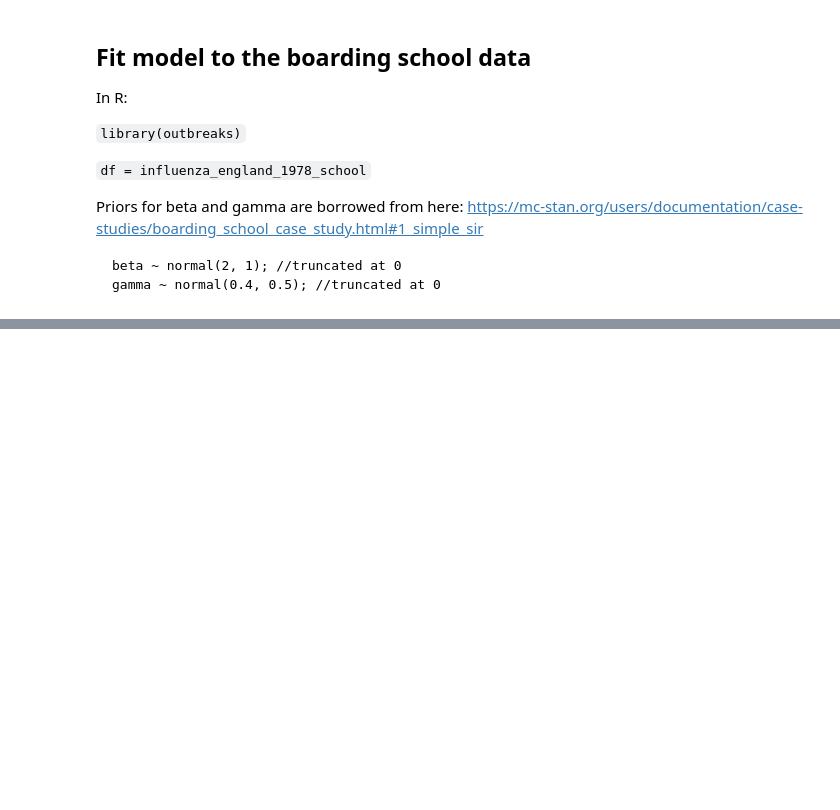
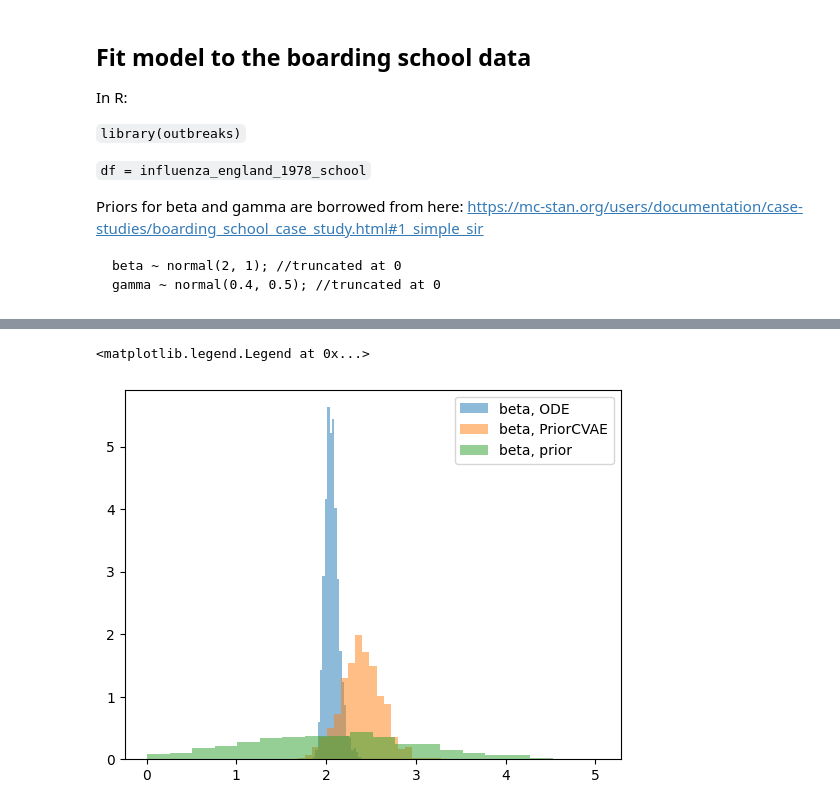
Before and after one commit to elizavetasemenova/PriorCVAE_JAX, a Jupyter notebook: experiments/SIR/notebook/5_SIR_inference_CVAE.ipynb, the cells around one changed output, grey strips where cells are left out. Cells and saved outputs as stored; diff of their text form; code cells hidden in the pictures; blank space fills up the shorter version.

```diff
--- a/experiments/SIR/notebook/5_SIR_inference_CVAE.ipynb
+++ b/experiments/SIR/notebook/5_SIR_inference_CVAE.ipynb
@@ -265,0 +305,26 @@ plt.legend()
+# %%
+beta_ode = posterior_samples_ode['beta']
+beta_vae = posterior_samples_vae['beta']
+
+gamma_ode = posterior_samples_ode['gamma']
+gamma_vae = posterior_samples_vae['gamma']
+
+phi_inv_ode = posterior_samples_ode['phi_inv']
+phi_inv_vae = posterior_samples_vae['phi_inv']
+# %%
+# priors
+sir_predictive = Predictive(model, num_samples=1000)
+rng_key_draw = PRNGKey(18)
+sir_sims = sir_predictive(rng_key=rng_key_draw, num_days = num_days, z_init = z_init)
+
+beta_prior = sir_sims['beta']
+gamma_prior = sir_sims['gamma']
+phi_inv_prior = sir_sims['phi']
+# %%
+plt.hist(beta_ode, bins=20, label='beta, ODE', alpha=0.5, density=True)
+plt.hist(beta_vae, bins=20, label='beta, PriorCVAE', alpha=0.5, density=True)
+plt.hist(beta_prior, bins=20, label='beta, prior', alpha=0.5, density=True)
+plt.legend()
+# %% [output]
+<matplotlib.legend.Legend at 0x...>
+[figure, added]
```
Also changed, not shown: parts of 53 cells of this notebook, 5 other files.
